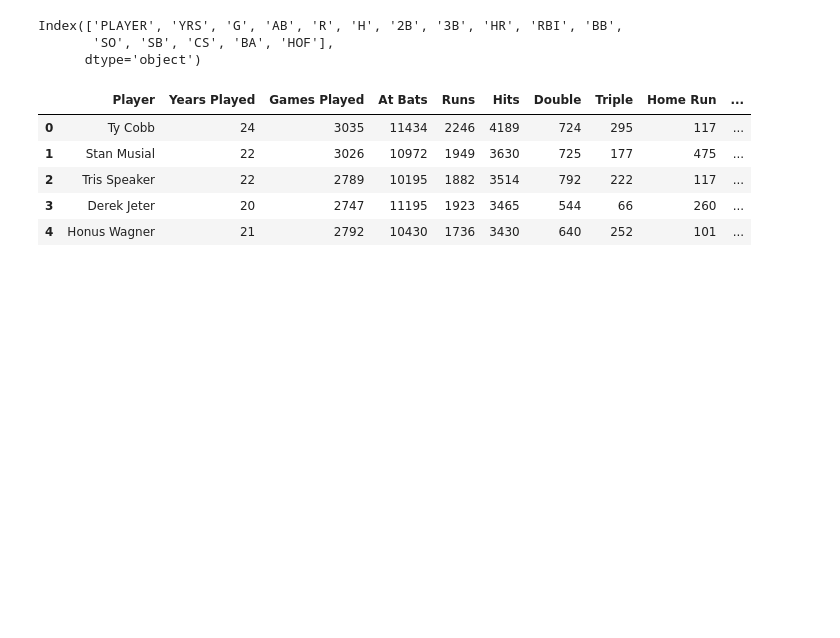
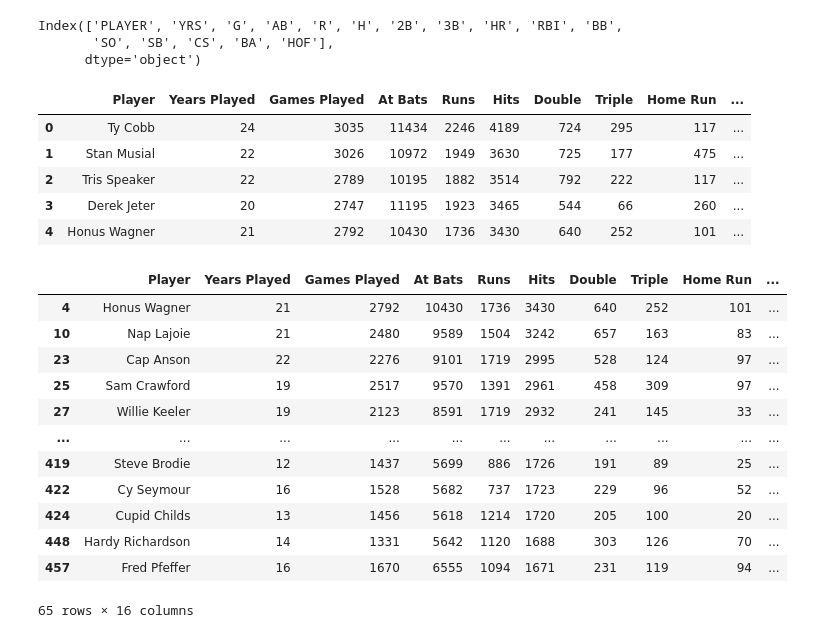
Before and after one commit to LucaMorocco/Luca-s-room, a Jupyter notebook: Coding_School_data_science_project_Baseball.ipynb, the cells around one changed output. Cells and saved outputs as stored; diff of their text form; code cells hidden in the pictures; blank space fills up the shorter version.

```diff
--- a/Coding_School_data_science_project_Baseball.ipynb
+++ b/Coding_School_data_science_project_Baseball.ipynb
@@ -73,3 +86,22 @@ df_one.head()
 | 2 | Tris Speaker | 22 | 2789 | 10195 | 1882 | 3514 | 792 | 222 | 117 | ... |
 | 3 | Derek Jeter | 20 | 2747 | 11195 | 1923 | 3465 | 544 | 66 | 260 | ... |
 | 4 | Honus Wagner | 21 | 2792 | 10430 | 1736 | 3430 | 640 | 252 | 101 | ... |
+# %%
+# I am going to try to start finding the missing data and replacing it.
+df_one[(df_one['Runs Batted In']<100)]
+#looks like Runs batted in category is unusable unless
+#I manually replace all the values or drop the rows with zeros.
+# %% [output]
+|  | Player | Years Played | Games Played | At Bats | Runs | Hits | Double | Triple | Home Run | ... |
+| 4 | Honus Wagner | 21 | 2792 | 10430 | 1736 | 3430 | 640 | 252 | 101 | ... |
+| 10 | Nap Lajoie | 21 | 2480 | 9589 | 1504 | 3242 | 657 | 163 | 83 | ... |
+| 23 | Cap Anson | 22 | 2276 | 9101 | 1719 | 2995 | 528 | 124 | 97 | ... |
+| 25 | Sam Crawford | 19 | 2517 | 9570 | 1391 | 2961 | 458 | 309 | 97 | ... |
+| 27 | Willie Keeler | 19 | 2123 | 8591 | 1719 | 2932 | 241 | 145 | 33 | ... |
+| ... | ... | ... | ... | ... | ... | ... | ... | ... | ... | ... |
+| 419 | Steve Brodie | 12 | 1437 | 5699 | 886 | 1726 | 191 | 89 | 25 | ... |
+| 422 | Cy Seymour | 16 | 1528 | 5682 | 737 | 1723 | 229 | 96 | 52 | ... |
+| 424 | Cupid Childs | 13 | 1456 | 5618 | 1214 | 1720 | 205 | 100 | 20 | ... |
+| 448 | Hardy Richardson | 14 | 1331 | 5642 | 1120 | 1688 | 303 | 126 | 70 | ... |
+| 457 | Fred Pfeffer | 16 | 1670 | 6555 | 1094 | 1671 | 231 | 119 | 94 | ... |
+65 rows × 16 columns
```
Also changed, not shown: parts of 5 cells of this notebook.
